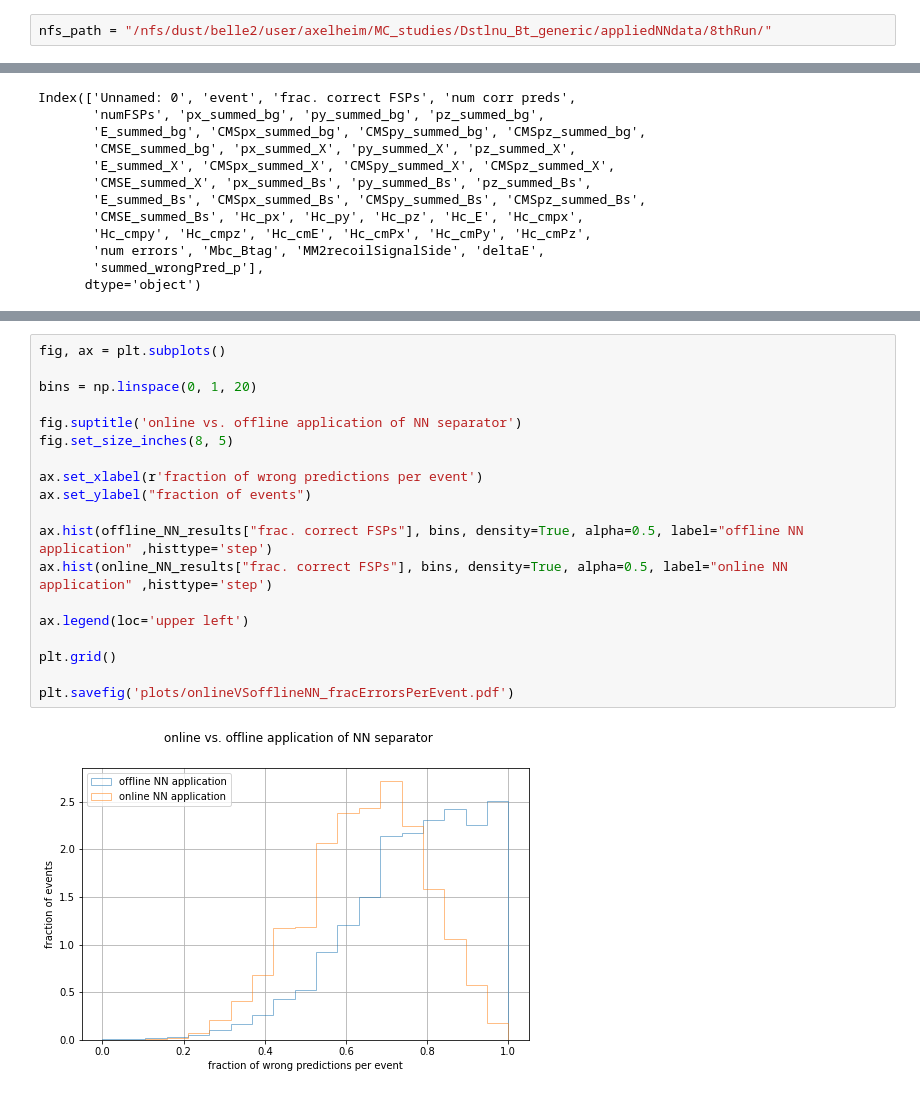
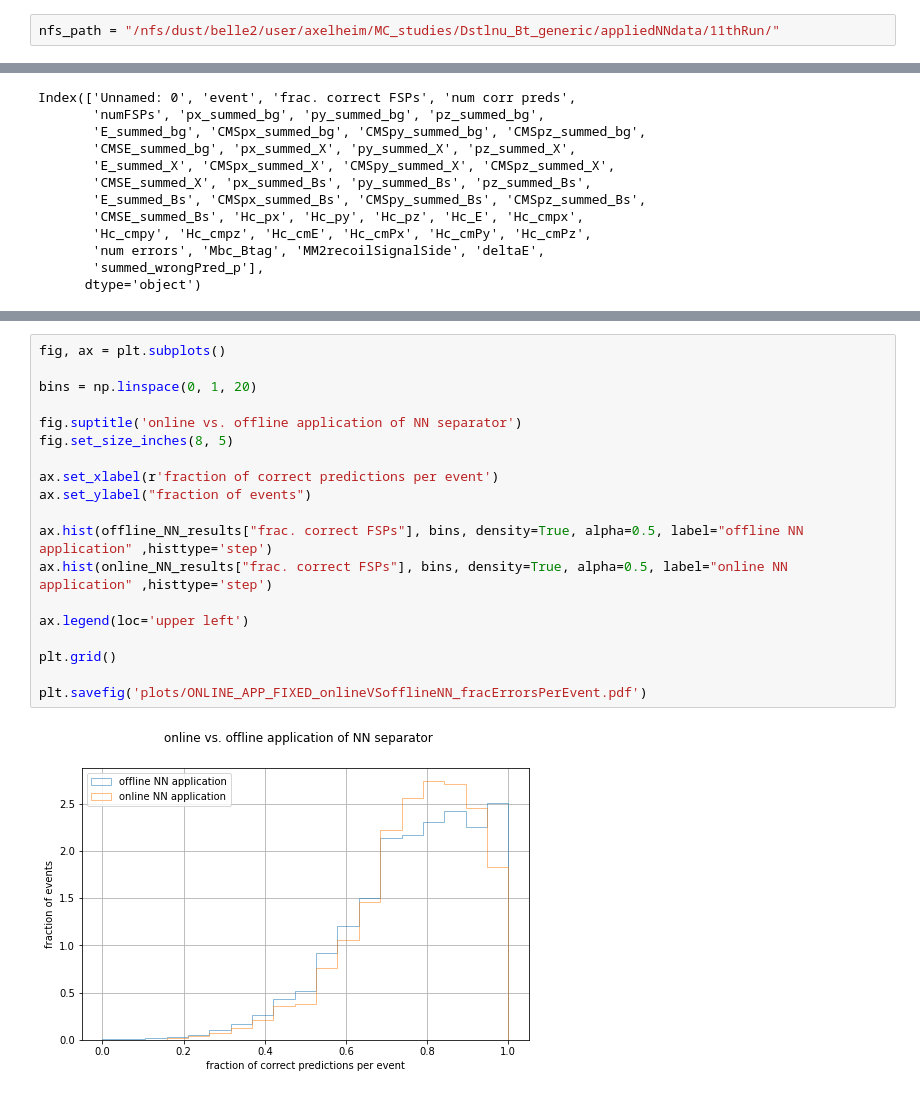
Before and after one commit to axelHeim/MCstudies, a Jupyter notebook: Dstlnu_Bt_generic/load_NN_to_basf2/productive_method/relatedAnalysis/analysis_onlineAppliedNAHS_NN.ipynb, the cells around one changed output, grey strips where cells are left out. Saved outputs shown, nothing was run; the diff lists cells and outputs as text.

```diff
--- a/Dstlnu_Bt_generic/load_NN_to_basf2/productive_method/relatedAnalysis/analysis_onlineAppliedNAHS_NN.ipynb
+++ b/Dstlnu_Bt_generic/load_NN_to_basf2/productive_method/relatedAnalysis/analysis_onlineAppliedNAHS_NN.ipynb
@@ -9,7 +9,7 @@ import sys
 sys.path.insert(1, '/afs/desy.de/user/a/axelheim/private/MC_studies/Dstlnu_Bt_generic/util_funcs/')
 from pandas_colFuncs import B_ID, whichBisSig, D0_decay_type, whichBisSig_NAHS
 # %%
-nfs_path = "/nfs/dust/belle2/user/axelheim/MC_studies/Dstlnu_Bt_generic/appliedNNdata/8thRun/"
+nfs_path = "/nfs/dust/belle2/user/axelheim/MC_studies/Dstlnu_Bt_generic/appliedNNdata/11thRun/"
 # %%
 Ups4S_file = uproot.open(nfs_path + "Ups4S_NN_predicted.root:variables;1")
 df_Ups4S = Ups4S_file.arrays(library="pd")
@@ -805,24 +807,24 @@ plt.savefig('plots/onlineVSofflineNN_numErrorsPerEvent.pdf')
 # %%
 fig, ax = plt.subplots()
 
 bins = np.linspace(0, 1, 20)
 
 fig.suptitle('online vs. offline application of NN separator')
 fig.set_size_inches(8, 5)
 
-ax.set_xlabel(r'fraction of wrong predictions per event')
+ax.set_xlabel(r'fraction of correct predictions per event')
 ax.set_ylabel("fraction of events")
 
 ax.hist(offline_NN_results["frac. correct FSPs"], bins, density=True, alpha=0.5, label="offline NN application" ,histtype='step')
 ax.hist(online_NN_results["frac. correct FSPs"], bins, density=True, alpha=0.5, label="online NN application" ,histtype='step')
 
 ax.legend(loc='upper left')
 
 plt.grid()
 
-plt.savefig('plots/onlineVSofflineNN_fracErrorsPerEvent.pdf')
+plt.savefig('plots/ONLINE_APP_FIXED_onlineVSofflineNN_fracErrorsPerEvent.pdf')
 # %% [output]
-[figure, old version]
+[figure, new version]
 # %%
 fig, ax = plt.subplots()
 
```
Also changed, not shown: parts of 52 cells of this notebook, 3 other files.
